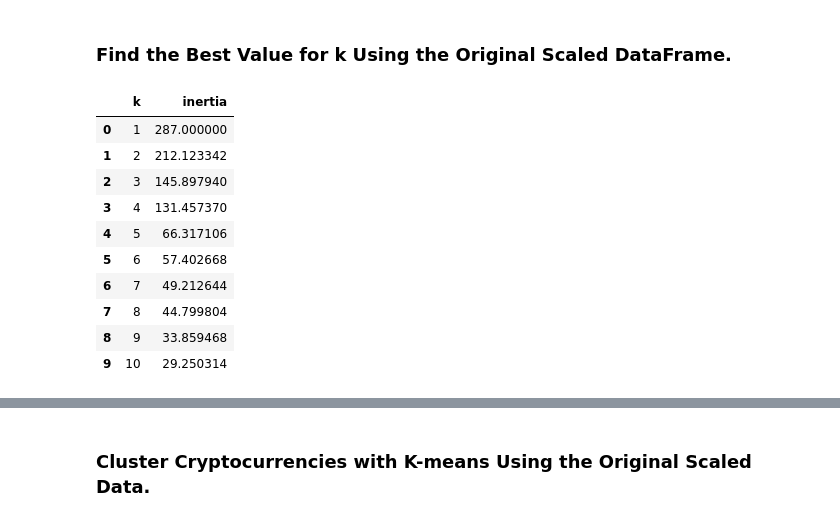
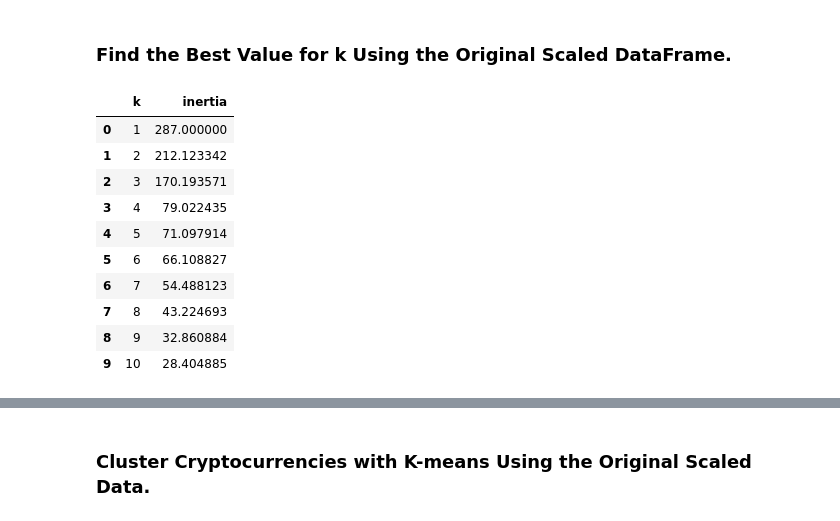
Before and after one commit to harrismhurley/CryptoClustering, a Jupyter notebook: Crypto_Clustering.ipynb, the cells around one changed output, grey strips where cells are left out. Cells and saved outputs as stored; diff of their text form; code cells hidden in the pictures.

```diff
--- a/Crypto_Clustering.ipynb
+++ b/Crypto_Clustering.ipynb
@@ -40,9 +41,14 @@ market_data_df.describe()
 ### Prepare the Data
 # %%
 # Use the `StandardScaler()` module from scikit-learn to normalize the data from the CSV file
+market_data_scaled = StandardScaler().fit_transform(market_data_df)
 # %%
 # Create a DataFrame with the scaled data
-
+df_market_data_scaled = pd.DataFrame(
+    market_data_scaled,
+    columns = market_data_df.columns,
+    index= market_data_df.index
+)
 
 # Copy the crypto names from the original data
 
@@ -51,6 +57,7 @@ market_data_df.describe()
 
 
 # Display sample data
+df_market_data_scaled.head()
 # %% [output]
 |  | price_change_percentage_24h | price_change_percentage_7d | price_change_percentage_14d | price_change_percentage_30d | ... |
 | coin_id |  |  |  |  | ... |
@@ -64,37 +71,44 @@ market_data_df.describe()
 # %%
 # Create a list with the number of k-values to try
 # Use a range from 1 to 11
-
+k_vals = list(range(1,11))
 
 # Create an empty list to store the inertia values
-
+inertia = []
 
 # Create a for loop to compute the inertia with each possible value of k
 # Inside the loop:
 # 1. Create a KMeans model using the loop counter for the n_clusters
 # 2. Fit the model to the data using the scaled DataFrame
 # 3. Append the model.inertia_ to the inertia list
-
+for k in k_vals:
+    Kmeans = KMeans(n_clusters=k, random_state=42)
+    Kmeans.fit(df_market_data_scaled)
+    inertia.append(Kmeans.inertia_)
 
 # Create a dictionary with the data to plot the Elbow curve
-
+elbow_data = {
+    "k": k_vals,
+    "inertia": inertia,
+}
 
 # Create a DataFrame with the data to plot the Elbow curve
-
+df_elbow = pd.DataFrame(elbow_data)
 
 # Display the DataFrame
+df_elbow
 # %% [output]
 |  | k | inertia |
 | 0 | 1 | 287.000000 |
 | 1 | 2 | 212.123342 |
-| 2 | 3 | 145.897940 |
-| 3 | 4 | 131.457370 |
-| 4 | 5 | 66.317106 |
-| 5 | 6 | 57.402668 |
-| 6 | 7 | 49.212644 |
-| 7 | 8 | 44.799804 |
-| 8 | 9 | 33.859468 |
-| 9 | 10 | 29.250314 |
+| 2 | 3 | 170.193571 |
+| 3 | 4 | 79.022435 |
+| 4 | 5 | 71.097914 |
+| 5 | 6 | 66.108827 |
+| 6 | 7 | 54.488123 |
+| 7 | 8 | 43.224693 |
+| 8 | 9 | 32.860884 |
+| 9 | 10 | 28.404885 |
 # %%
 # Plot a line chart with all the inertia values computed with
 # the different values of k to visually identify the optimal value for k.
```
Also changed, not shown: parts of 26 cells of this notebook, 1 other file.
